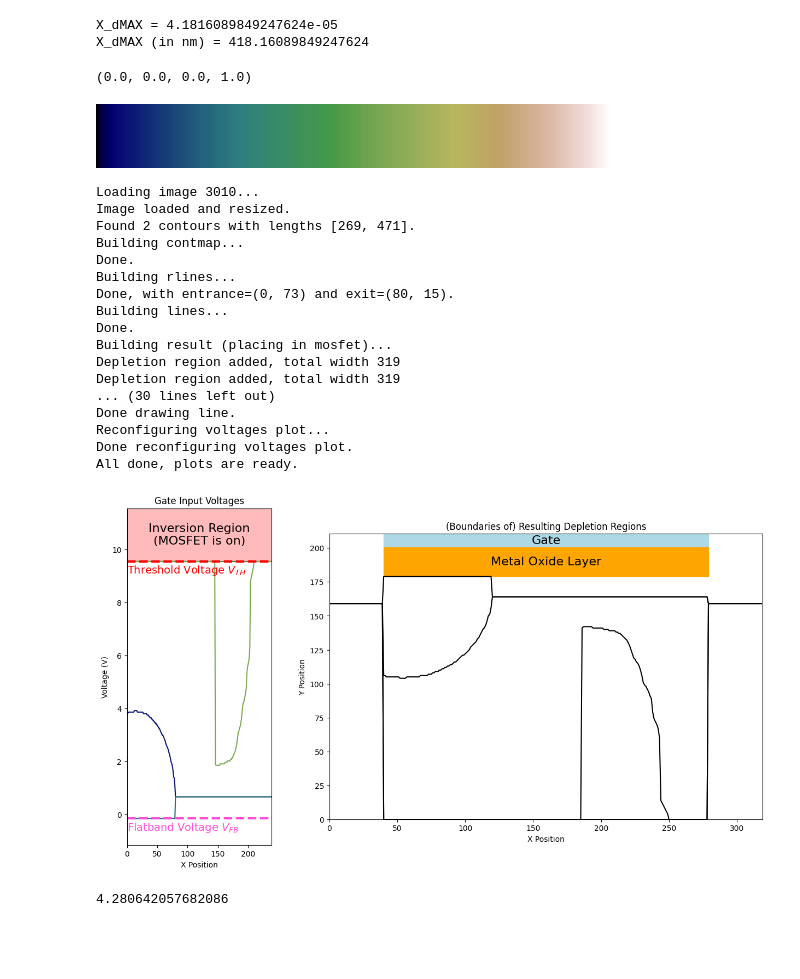
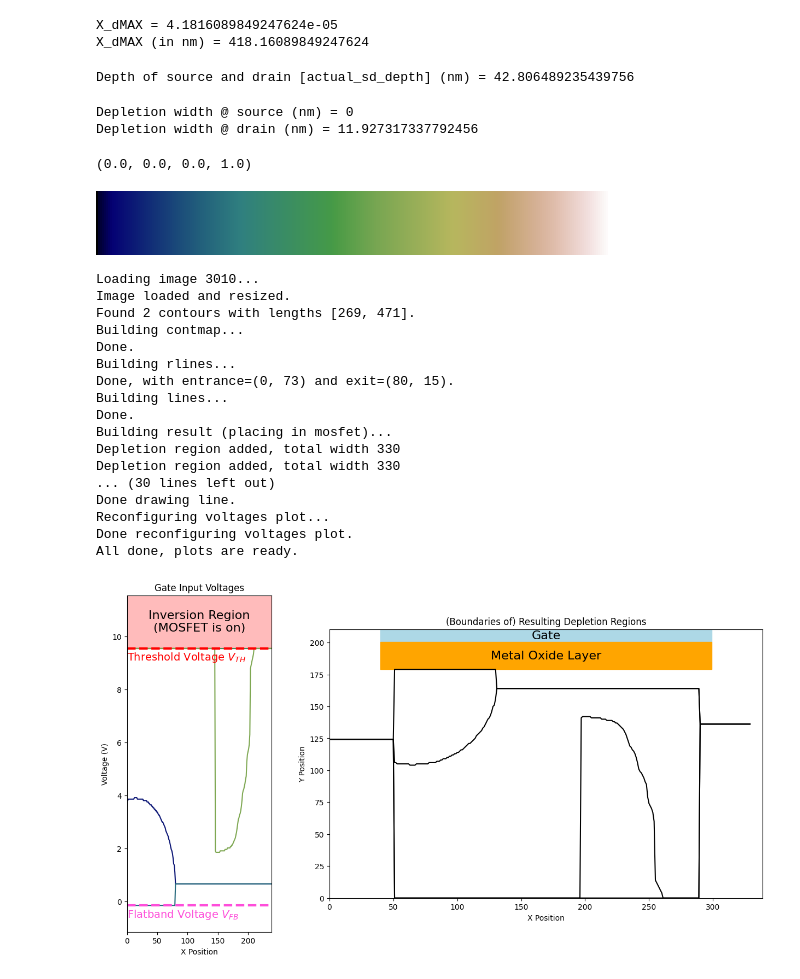
Before and after one commit to LostBitset/mosfet-bad-apple, a Jupyter notebook: Notebook.ipynb, the cells around one changed output. Cells and saved outputs as stored; diff of their text form; code cells hidden in the pictures; blank space fills up the shorter version.

Commit message:
some stuff, fixed gate input voltages graph

```diff
--- a/Notebook.ipynb
+++ b/Notebook.ipynb
@@ -69,5 +68,5 @@ def extract_from_mosfet(xs):
 # %%
-def contour_to_lines(cont):
+def contour_to_lines(cont, **kwargs):
     contmap = {}
     print("Building contmap...")
     for [[x, y]] in cont:
@@ -125,7 +124,7 @@ def contour_to_lines(cont):
         lasts[1] = n2
     print("Done.")
     print("Building result (placing in mosfet)...")
-    result = [ place_in_mosfet(i) for i in lines ]
+    result = [ place_in_mosfet(i, **kwargs) for i in lines ]
     print("Done, all done with contour_to_lines.")
     return result
 # %%
@@ -316,5 +320,24 @@ X_dMAX (in nm) = 418.16089849247624
+# %%
+# Now that we know the scale we can actually calculate the depth of the source and drain terminals
+actual_sd_depth = nm_to_shown(100)
+print(f"Depth of source and drain [actual_sd_depth] (nm) = {actual_sd_depth}")
+# %% [output]
+Depth of source and drain [actual_sd_depth] (nm) = 42.806489235439756
 # %%
 # We also need to calculate the size of the ordinary P-N depletion layers around the source and drain
+def pn_depletion_region_nm(V):
+    x_n = (2 * e_si * e_0 * Na * V) / (e * Nd * (Na + Nd))
+    x_n **= 0.5
+    y_n = (2 * e_si * e_0 * Nd * V) / (e * Na * (Nd + Na))
+    y_n **= 0.5
+    return (x_n + y_n) * 1e7
+depl_width_drain = pn_depletion_region_nm(0.001) # We'll set up a 1mV difference between the drain and the body
+# The source will be tied to the body (it doesn't really matter and you usually ground the source anyway).
+print("Depletion width @ source (nm) = 0")
+print(f"Depletion width @ drain (nm) = {depl_width_drain}")
+# %% [output]
+Depletion width @ source (nm) = 0
+Depletion width @ drain (nm) = 11.927317337792456
 # %%
 from matplotlib import colormaps as cmaps
 import matplotlib.patches as mpatch
@@ -347,7 +365,7 @@ def plot_frame(n):
         return X_d
     image = load_image(n)
     conts = get_contours(image)
-    lines_list = [ contour_to_lines(i) for i in conts ]
+    lines_list = [ contour_to_lines(i, sd_depth=actual_sd_depth, depl=depl_width_drain) for i in conts ]
     fig, (ax1, ax2) = plt.subplots(1, 2, figsize=(15, 8), gridspec_kw={"width_ratios": [1, 3]})
     n_colors = 6
     colors = [ chosen_cmap((i / n_colors) + (1 / 16)) for i in range(int(n_colors * (7 / 8))) ]
@@ -361,15 +379,15 @@ def plot_frame(n):
     print(f"Oxide height (shown) = {shown_oxide_height}")
     print(f"Height above substrate (shown) = {shown_above_substrate}")
     print("Reconfiguring depletion regions plot...")
-    ax2.set_aspect(1) # TODO ADJUST THIS TO INCLUDE SHOWN_ABOVE_SUBSTRATE
+    ax2.set_aspect(1) # MIGHT WANT TO ADJUST THIS
     ax2.set_title("(Boundaries of) Resulting Depletion Regions")
-    gate = mpatch.Rectangle((deplsize, 179 + shown_oxide_height), 319 - (2 * deplsize), shown_gate_height, color="lightblue")
+    gate = mpatch.Rectangle((deplsize, 179 + shown_oxide_height), 339 - (2 * deplsize), shown_gate_height, color="lightblue")
     ax2.add_artist(gate)
     annotate_rect(ax2, gate, "Gate", color="black", fontsize=16)
-    oxide = mpatch.Rectangle((deplsize, 179), 319 - (2 * deplsize), shown_oxide_height, color="orange")
+    oxide = mpatch.Rectangle((deplsize, 179), 339 - (2 * deplsize), shown_oxide_height, color="orange")
     ax2.add_artist(oxide)
     annotate_rect(ax2, oxide, "Metal Oxide Layer", color="black", fontsize=16)
-    ax2.set_xlim((0, 319))
+    ax2.set_xlim((0, 339))
     ax2.set_ylim((0, 179 + shown_above_substrate))
     ax2.set_xlabel("X Position")
     ax2.set_ylabel("Y Position")
@@ -378,19 +396,20 @@ def plot_frame(n):
         for line in lines:
             # For ax1:
             print("Drawing line on voltages plot...")
-            X_pot = np.array(range(239))
-            Y_pot = np.vectorize(make_vg)(extract_from_mosfet(line))
+            line_inner = extract_from_mosfet(line, depl=depl_width_drain)
+            Y_pot = np.vectorize(make_vg)(line_inner)
+            X_pot = np.array(range(len(Y_pot)))
             ax1.plot(X_pot, Y_pot, color=colors[color_i])
             color_i += 1
             color_i %= len(colors)
             print("Drawing line on depletion regions plot...")
             # For ax2:
-            X_depl = np.array(range(319))
             Y_depl = np.vectorize(xd_from_vg_in_mosfet)(list(Y_pot))
-            Y_depl = place_in_mosfet(list(Y_depl))
+            Y_depl = place_in_mosfet(list(Y_depl), sd_depth=actual_sd_depth, depl=depl_width_drain)
+            X_depl = np.array(range(len(Y_depl)))
             ax2.plot(X_depl, Y_depl, color="black")
             print("Done drawing line.")
-        # For ax1:
+    # For ax1:
     print("Reconfiguring voltages plot...")
     ax1.axhline(V_FB, color="#FE4EDA", linestyle="--", linewidth=3)
     ax1.axhline(V_TH, color="red", linestyle="--", linewidth=3)
@@ -398,37 +417,33 @@ def plot_frame(n):
     ax1.set_xlabel("X Position")
     ax1.set_ylabel("Voltage (V)")
     ax1.text(-0.1, V_TH - 0.25 - 0.2, "Threshold Voltage $V_{TH}$", color="red", size=14)
     ax1.text(-0.1, V_FB - 0.25 - 0.2, "Flatband Voltage $V_{FB}$", color="#FE4EDA", size=14)
     rect = mpatch.Rectangle((0, V_TH), 239, 2 * bufh, color="#FFBBBB")
     ax1.add_artist(rect)
     rect_text = "Inversion Region\n(MOSFET is on)"
     annotate_rect(ax1, rect, rect_text, color="black", fontsize=16)
     ax1.set_xlim((0, 239))
     ax1.set_ylim((V_FB - bufh, V_TH + (2 * bufh)))
     print("Done reconfiguring voltages plot.")
     print("All done, plots are ready.")
     plt.show()
 plot_frame(3010)
 # %% [output]
 Loading image 3010...
 Image loaded and resized.
 Found 2 contours with lengths [269, 471].
 Building contmap...
 Done.
 Building rlines...
 Done, with entrance=(0, 73) and exit=(80, 15).
 Building lines...
 Done.
 Building result (placing in mosfet)...
-Depletion region added, total width 319
-Depletion region added, total width 319
+Depletion region added, total width 330
+Depletion region added, total width 330
 ... (30 lines left out)
 Done drawing line.
 Reconfiguring voltages plot...
 Done reconfiguring voltages plot.
 All done, plots are ready.
-[figure, old version]
+[figure, new version]
-# %%
-(179 / (X_dMAX * 1e7))
-# %% [output]
-4.280642057682086
```
Also changed, not shown: parts of 4 cells of this notebook.
